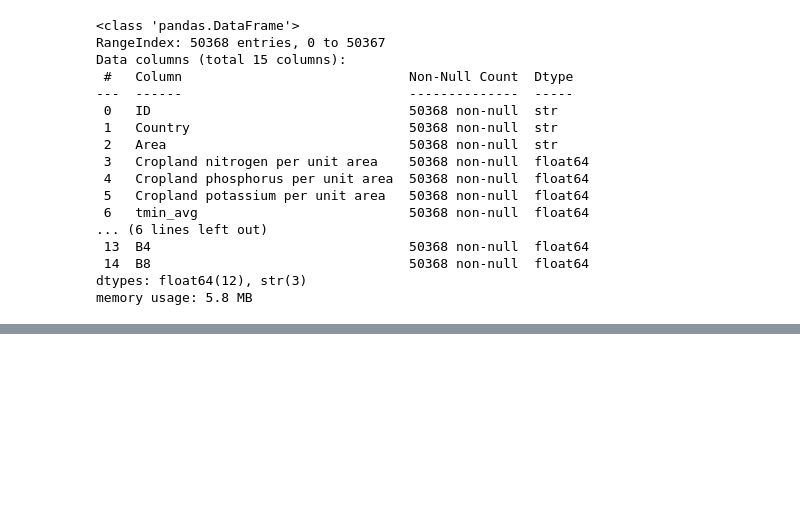
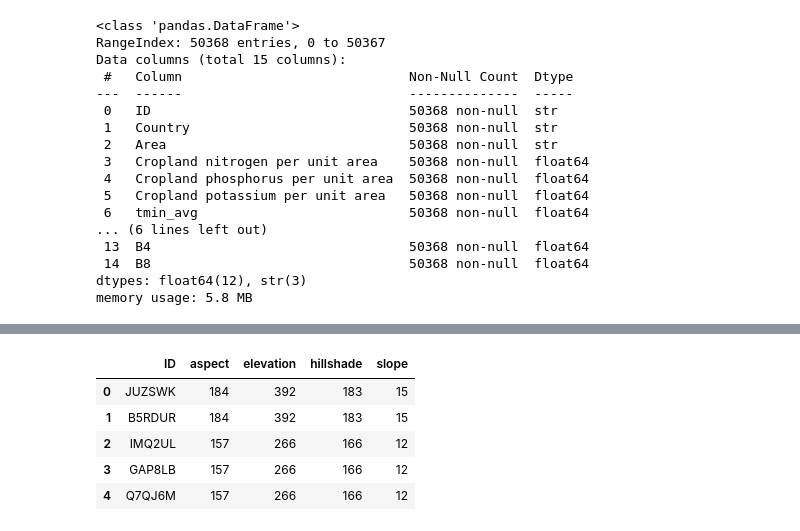
Before and after one commit to lucknera/projekt_interdyscyplinarny, a Jupyter notebook: models/olek-fe.ipynb, the cells around one changed output, grey strips where cells are left out. Cells and saved outputs as stored; diff of their text form; code cells hidden in the pictures; blank space fills up the shorter version.

```diff
--- a/models/olek-fe.ipynb
+++ b/models/olek-fe.ipynb
@@ -650,0 +657,10 @@ df_merged.to_csv('../features/olek-features.csv', index=False)
+# %%
+SRTM_data.drop(columns=['system:index', 'Longitude', 'Latitude', '.geo'], inplace=True)
+SRTM_data.head()
+# %% [output]
+|  | ID | aspect | elevation | hillshade | slope |
+| 0 | JUZSWK | 184 | 392 | 183 | 15 |
+| 1 | B5RDUR | 184 | 392 | 183 | 15 |
+| 2 | IMQ2UL | 157 | 266 | 166 | 12 |
+| 3 | GAP8LB | 157 | 266 | 166 | 12 |
+| 4 | Q7QJ6M | 157 | 266 | 166 | 12 |
```
Also changed, not shown: parts of 15 cells of this notebook, 2 other files.
